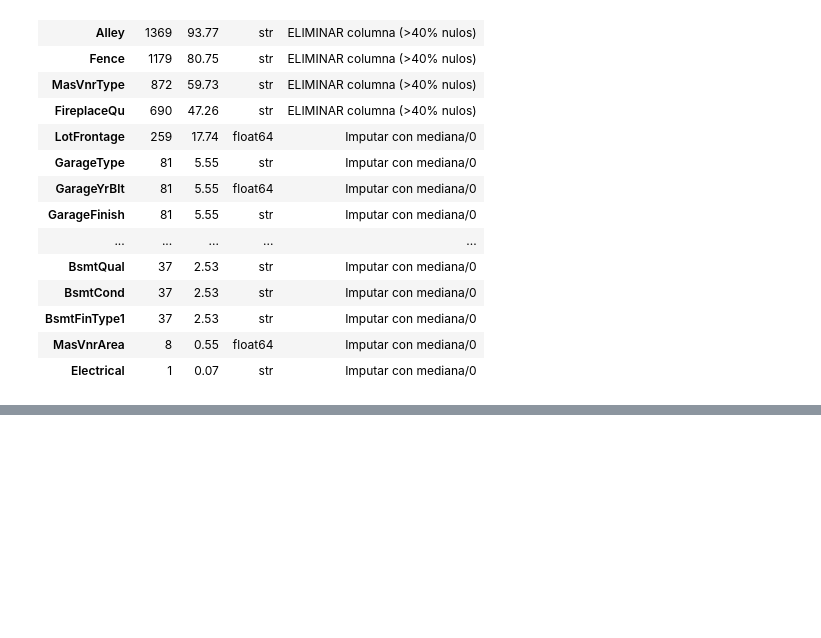
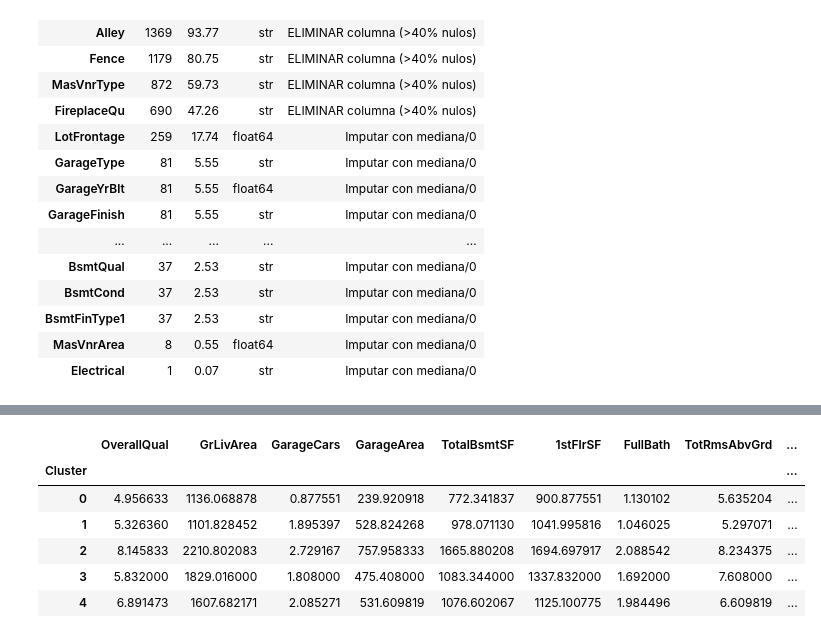
Before and after one commit to NESHGP04/Lab3-MD, a Jupyter notebook: analisis_exploratorio.ipynb, the cells around one changed output, grey strips where cells are left out. Saved outputs shown, nothing was run; the diff lists cells and outputs as text; code cells hidden in the pictures; blank space fills up the shorter version.

```diff
--- a/analisis_exploratorio.ipynb
+++ b/analisis_exploratorio.ipynb
@@ -656,0 +708,17 @@ Estrategia de tratamiento de valores nulos (train):
+# %%
+#K-Means
+kmeans = KMeans(n_clusters=5, random_state=42)
+clusters = kmeans.fit_predict(X_scaled)
+
+df_cluster = datos.copy()
+df_cluster["Cluster"] = clusters
+
+df_cluster.groupby("Cluster")[vars_cluster + ["SalePrice"]].mean()
+# %% [output]
+|  | OverallQual | GrLivArea | GarageCars | GarageArea | TotalBsmtSF | 1stFlrSF | FullBath | TotRmsAbvGrd | ... |
+| Cluster |  |  |  |  |  |  |  |  | ... |
+| 0 | 4.956633 | 1136.068878 | 0.877551 | 239.920918 | 772.341837 | 900.877551 | 1.130102 | 5.635204 | ... |
+| 1 | 5.326360 | 1101.828452 | 1.895397 | 528.824268 | 978.071130 | 1041.995816 | 1.046025 | 5.297071 | ... |
+| 2 | 8.145833 | 2210.802083 | 2.729167 | 757.958333 | 1665.880208 | 1694.697917 | 2.088542 | 8.234375 | ... |
+| 3 | 5.832000 | 1829.016000 | 1.808000 | 475.408000 | 1083.344000 | 1337.832000 | 1.692000 | 7.608000 | ... |
+| 4 | 6.891473 | 1607.682171 | 2.085271 | 531.609819 | 1076.602067 | 1125.100775 | 1.984496 | 6.609819 | ... |
```
Also changed, not shown: parts of 6 cells of this notebook.
